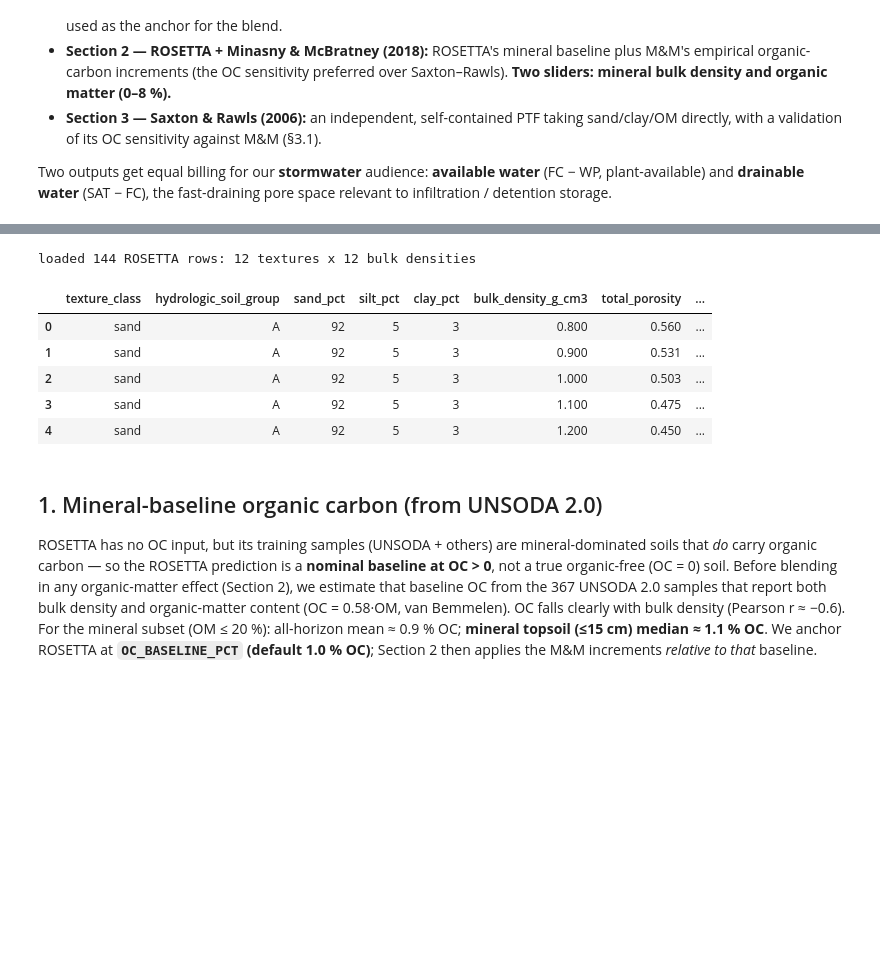
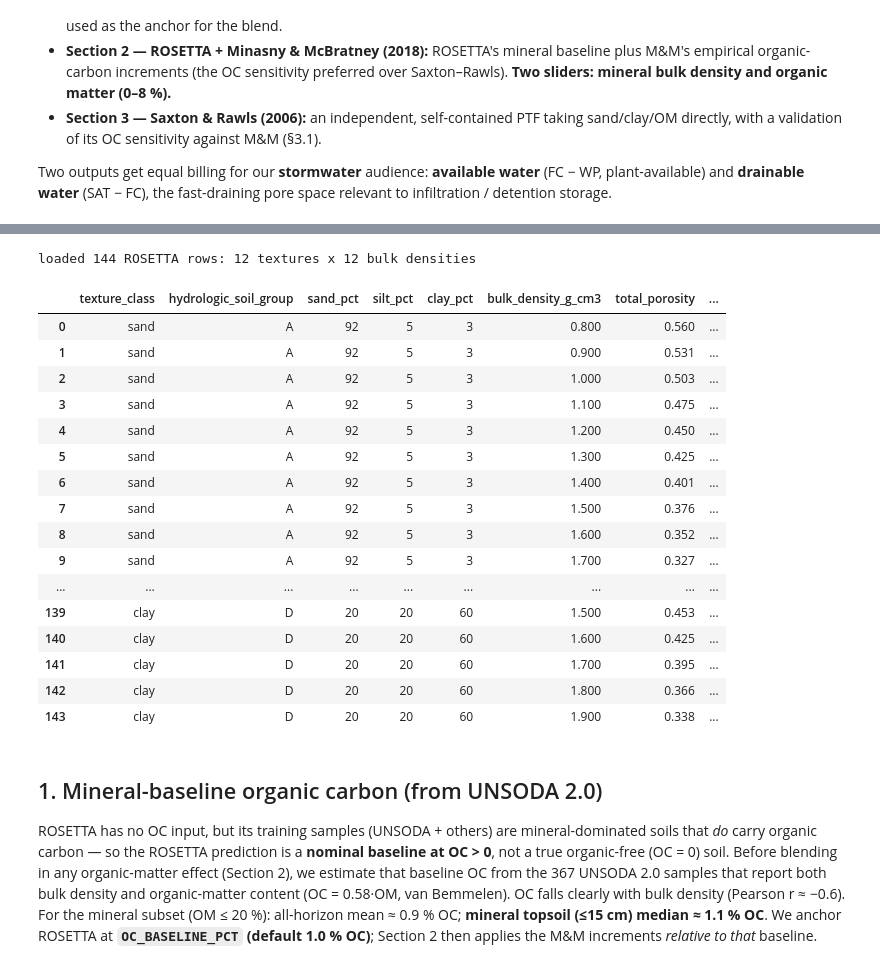
Before and after one commit to LimnoTech/soil-health-hydraulics, a Jupyter notebook: notebooks/2_organic_matter_water_holding.ipynb, the cells around one changed output, grey strips where cells are left out. Drawn from its saved outputs; the diff is of its cells as text; code cells hidden in the pictures; blank space fills up the shorter version.

Commit message:
Add table scrolling; default slider values

```diff
--- a/notebooks/2_organic_matter_water_holding.ipynb
+++ b/notebooks/2_organic_matter_water_holding.ipynb
@@ -24,41 +24,66 @@ import numpy as np
 import pandas as pd
 import hvplot.pandas  # noqa: F401  (registers the .hvplot accessor)
 import holoviews as hv
+from IPython.display import HTML
 
 pd.set_option("display.float_format", lambda v: f"{v:0.3f}")
+
+
+def show(df, height=360):
+    """Display the *full* DataFrame in a fixed-height, scrollable box — renders the same in
+    JupyterLab and in the exported HTML site (`to_html` emits every row and respects the
+    float_format set above)."""
+    return HTML(
+        "<style>.scroll-df thead th{position:sticky;top:0;background:#fff;"
+        "box-shadow:inset 0 -1px 0 #ccc;}</style>"
+        f'<div class="scroll-df" style="max-height:{height}px;overflow:auto;'
+        'border:1px solid #ddd;border-radius:4px;">'
+        f"{df.to_html()}</div>"
+    )
 
 # ROSETTA texture × bulk-density baseline produced by rosetta_porosity_by_texture.ipynb
 result = pd.read_csv("rosetta_porosity_by_texture.csv")
 
 # Reconstruct the shared constants from the baseline table (canonical sand -> clay order)
 TEXTURE_CLASSES = {
     row.texture_class: (row.sand_pct, row.silt_pct, row.clay_pct)
     for row in result[["texture_class", "sand_pct", "silt_pct", "clay_pct"]]
     .drop_duplicates()
     .itertuples(index=False)
 }
 HYDROLOGIC_SOIL_GROUP = dict(
     result[["texture_class", "hydrologic_soil_group"]].drop_duplicates().itertuples(index=False, name=None)
 )
 bulk_densities = np.sort(result["bulk_density_g_cm3"].unique())
 
 texture_x = {cls: i for i, cls in enumerate(TEXTURE_CLASSES)}  # sand=0 ... clay=11
 texture_ticks = [(i, f"{cls} ({HYDROLOGIC_SOIL_GROUP[cls]})") for cls, i in texture_x.items()]
 INCHES_PER_FOOT = 12.0  # volumetric water content (cm3/cm3) -> inches per foot of soil depth
 
 print(f"loaded {len(result)} ROSETTA rows: {len(TEXTURE_CLASSES)} textures x {len(bulk_densities)} bulk densities")
-result.head()
+show(result)
 # %% [output]
 [interactive output not drawn]
 [interactive output not drawn]
 [interactive output not drawn]
 loaded 144 ROSETTA rows: 12 textures x 12 bulk densities
 |  | texture_class | hydrologic_soil_group | sand_pct | silt_pct | clay_pct | bulk_density_g_cm3 | total_porosity | ... |
 | 0 | sand | A | 92 | 5 | 3 | 0.800 | 0.560 | ... |
 | 1 | sand | A | 92 | 5 | 3 | 0.900 | 0.531 | ... |
 | 2 | sand | A | 92 | 5 | 3 | 1.000 | 0.503 | ... |
 | 3 | sand | A | 92 | 5 | 3 | 1.100 | 0.475 | ... |
 | 4 | sand | A | 92 | 5 | 3 | 1.200 | 0.450 | ... |
+| 5 | sand | A | 92 | 5 | 3 | 1.300 | 0.425 | ... |
+| 6 | sand | A | 92 | 5 | 3 | 1.400 | 0.401 | ... |
+| 7 | sand | A | 92 | 5 | 3 | 1.500 | 0.376 | ... |
+| 8 | sand | A | 92 | 5 | 3 | 1.600 | 0.352 | ... |
+| 9 | sand | A | 92 | 5 | 3 | 1.700 | 0.327 | ... |
+| ... | ... | ... | ... | ... | ... | ... | ... | ... |
+| 139 | clay | D | 20 | 20 | 60 | 1.500 | 0.453 | ... |
+| 140 | clay | D | 20 | 20 | 60 | 1.600 | 0.425 | ... |
+| 141 | clay | D | 20 | 20 | 60 | 1.700 | 0.395 | ... |
+| 142 | clay | D | 20 | 20 | 60 | 1.800 | 0.366 | ... |
+| 143 | clay | D | 20 | 20 | 60 | 1.900 | 0.338 | ... |
 # %% [markdown]
 ## 1. Mineral-baseline organic carbon (from UNSODA 2.0)
 
```
Also changed, not shown: parts of 5 cells of this notebook, 5 other files.
